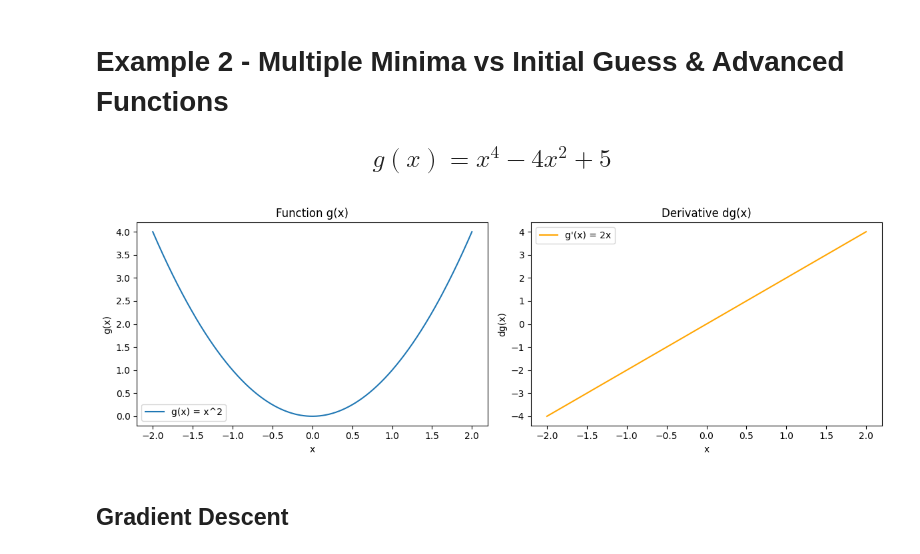
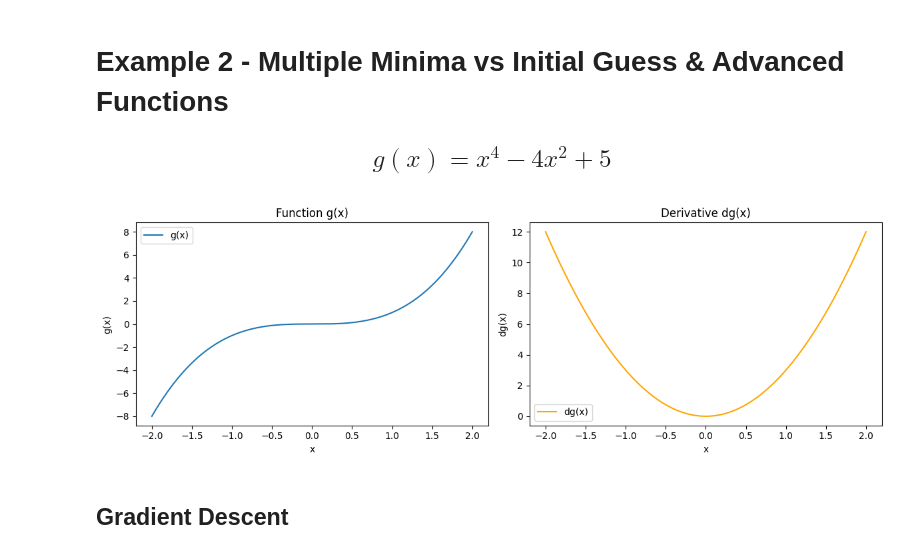
Before and after one commit to Amruthavalli19/Amruthavalli226Q1A4560, a Jupyter notebook: FMML_2022_Module_04_Project_2024.ipynb, the cells around one changed output. Drawn from its saved outputs; the diff is of its cells as text; code cells hidden in the pictures.

```diff
--- a/FMML_2022_Module_04_Project_2024.ipynb
+++ b/FMML_2022_Module_04_Project_2024.ipynb
@@ -198,43 +204,47 @@ def dg(x):
 # %%
-## TASK-3 : Plot function and derivative side by side like has been done earlier
+import numpy as np
 import matplotlib.pyplot as plt
-import numpy as np
 
-# Define a function g(x) and its derivative dg(x)
-def g(x):
-    return x**2
+##########################
+##########################
 
-def dg(x):
-    return 2*x
+
+
+##########################
+##########################
 
 # Make some data
 x_2 = np.linspace(-2, 2, 1000)
 
-# Function g(x) and its derivative dg(x)
-y_g = g(x_2)
-y_dg = dg(x_2)
+def g(x):
+    return x**3  ## [REQUIRED] Define your function g(x) here
 
-# Plotting g(x) and dg(x) side by side
+def dg(x):
+    return 3*x**2  ## [REQUIRED] Define the derivative of g(x) here
+
+# Plotting
 plt.figure(figsize=(12, 4))
 
+# Plot the function g(x)
 plt.subplot(1, 2, 1)
-plt.plot(x_2, y_g, label='g(x) = x^2')
+plt.plot(x_2, g(x_2), label='g(x)')
 plt.title('Function g(x)')
 plt.xlabel('x')
 plt.ylabel('g(x)')
 plt.legend()
 
+# Plot the derivative dg(x)
 plt.subplot(1, 2, 2)
-plt.plot(x_2, y_dg, color='orange', label="g'(x) = 2x")
-plt.title("Derivative dg(x)")
+plt.plot(x_2, dg(x_2), label='dg(x)', color='orange')
+plt.title('Derivative dg(x)')
 plt.xlabel('x')
-plt.ylabel("dg(x)")
+plt.ylabel('dg(x)')
 plt.legend()
 
 plt.tight_layout()
 plt.show()
 # %% [output]
-[figure, old version]
+[figure, new version]
 # %% [markdown]
 ## Gradient Descent
 # %%
```
Also changed, not shown: parts of 29 cells of this notebook.
